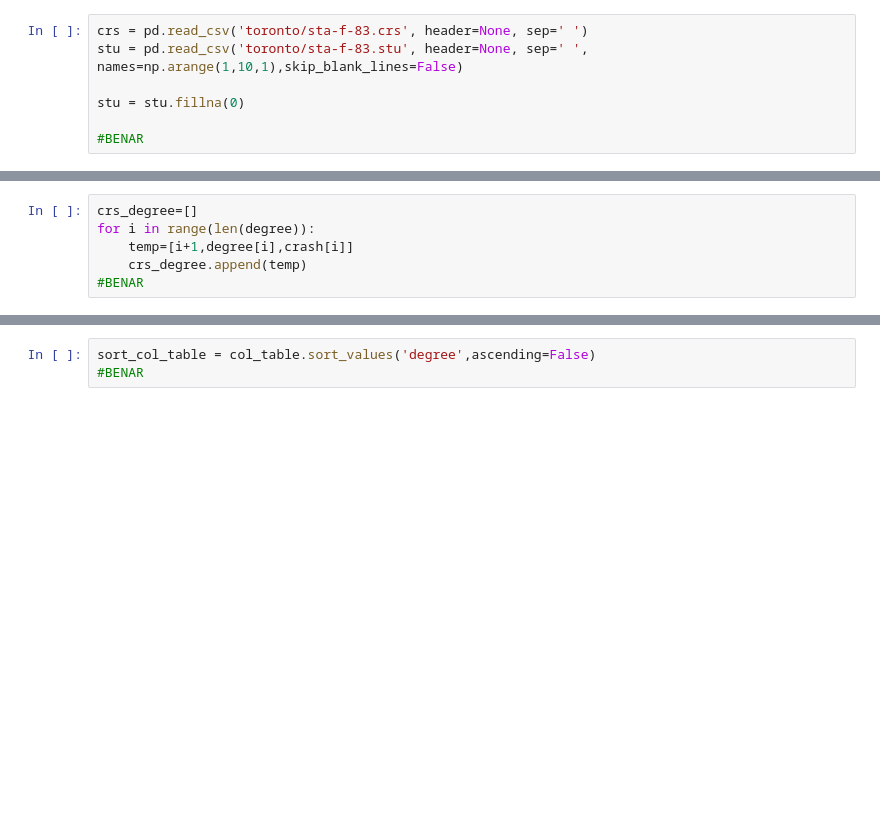
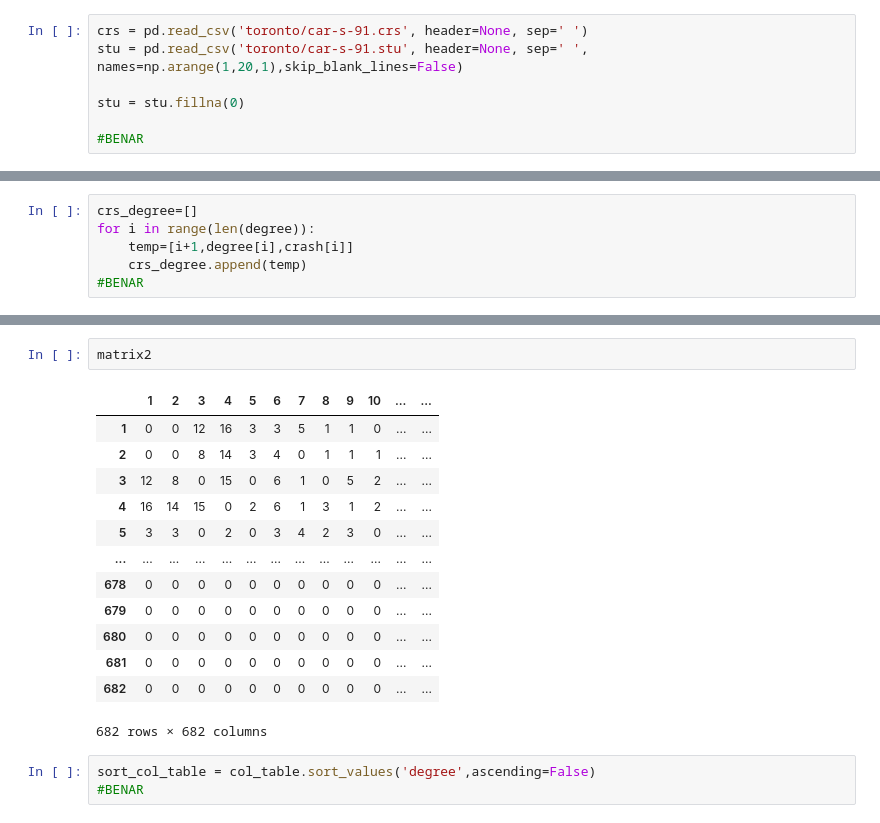
Before and after one commit to ropmoc/OKH, a Jupyter notebook: tt.ipynb, the cells around one changed output, grey strips where cells are left out. Cells and saved outputs as stored; diff of their text form; blank space fills up the shorter version.

```diff
--- a/tt.ipynb
+++ b/tt.ipynb
@@ -7,8 +10,8 @@ import os
 os.chdir(r'c:\Users\DELL\Documents\project\OKH')
 #BENAR
 # %%
-crs = pd.read_csv('toronto/sta-f-83.crs', header=None, sep=' ')
-stu = pd.read_csv('toronto/sta-f-83.stu', header=None, sep=' ', names=np.arange(1,10,1),skip_blank_lines=False)
+crs = pd.read_csv('toronto/car-s-91.crs', header=None, sep=' ')
+stu = pd.read_csv('toronto/car-s-91.stu', header=None, sep=' ', names=np.arange(1,20,1),skip_blank_lines=False)
 
 stu = stu.fillna(0)
 
@@ -72,3 +112,19 @@ col_table.set_index('course')
+# %%
+matrix2
+# %% [output]
+|  | 1 | 2 | 3 | 4 | 5 | 6 | 7 | 8 | 9 | 10 | ... | ... |
+| 1 | 0 | 0 | 12 | 16 | 3 | 3 | 5 | 1 | 1 | 0 | ... | ... |
+| 2 | 0 | 0 | 8 | 14 | 3 | 4 | 0 | 1 | 1 | 1 | ... | ... |
+| 3 | 12 | 8 | 0 | 15 | 0 | 6 | 1 | 0 | 5 | 2 | ... | ... |
+| 4 | 16 | 14 | 15 | 0 | 2 | 6 | 1 | 3 | 1 | 2 | ... | ... |
+| 5 | 3 | 3 | 0 | 2 | 0 | 3 | 4 | 2 | 3 | 0 | ... | ... |
+| ... | ... | ... | ... | ... | ... | ... | ... | ... | ... | ... | ... | ... |
+| 678 | 0 | 0 | 0 | 0 | 0 | 0 | 0 | 0 | 0 | 0 | ... | ... |
+| 679 | 0 | 0 | 0 | 0 | 0 | 0 | 0 | 0 | 0 | 0 | ... | ... |
+| 680 | 0 | 0 | 0 | 0 | 0 | 0 | 0 | 0 | 0 | 0 | ... | ... |
+| 681 | 0 | 0 | 0 | 0 | 0 | 0 | 0 | 0 | 0 | 0 | ... | ... |
+| 682 | 0 | 0 | 0 | 0 | 0 | 0 | 0 | 0 | 0 | 0 | ... | ... |
+682 rows × 682 columns
 # %%
 sort_col_table = col_table.sort_values('degree',ascending=False)
 #BENAR
```
Also changed, not shown: parts of 28 cells of this notebook.
